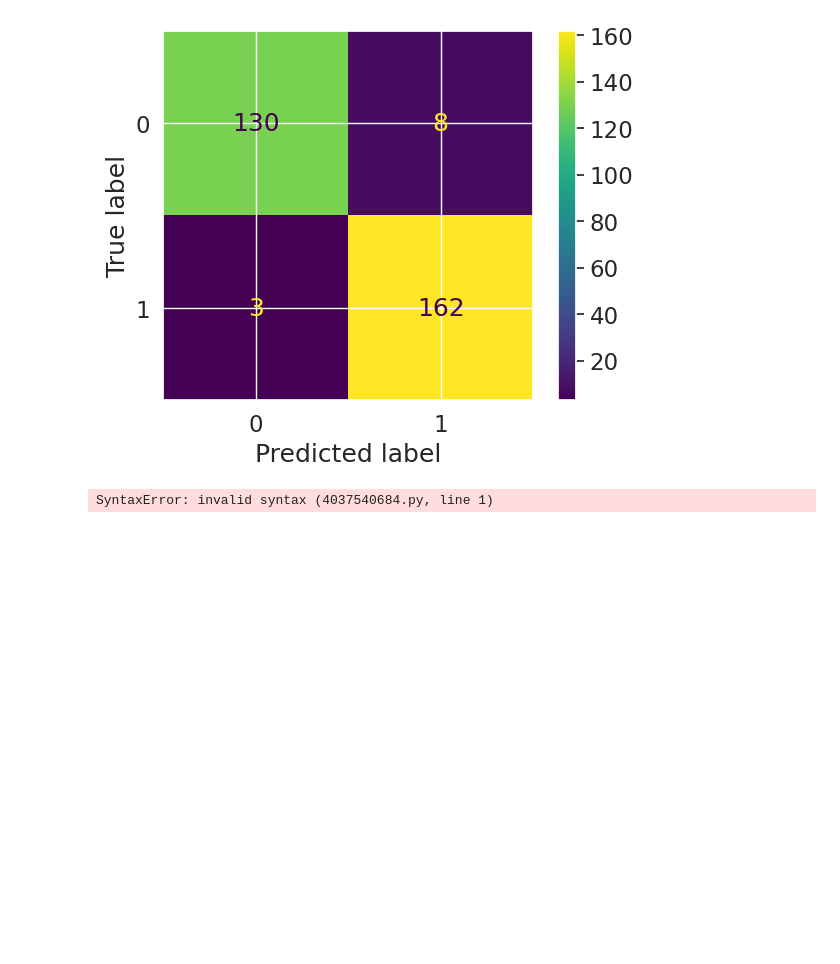
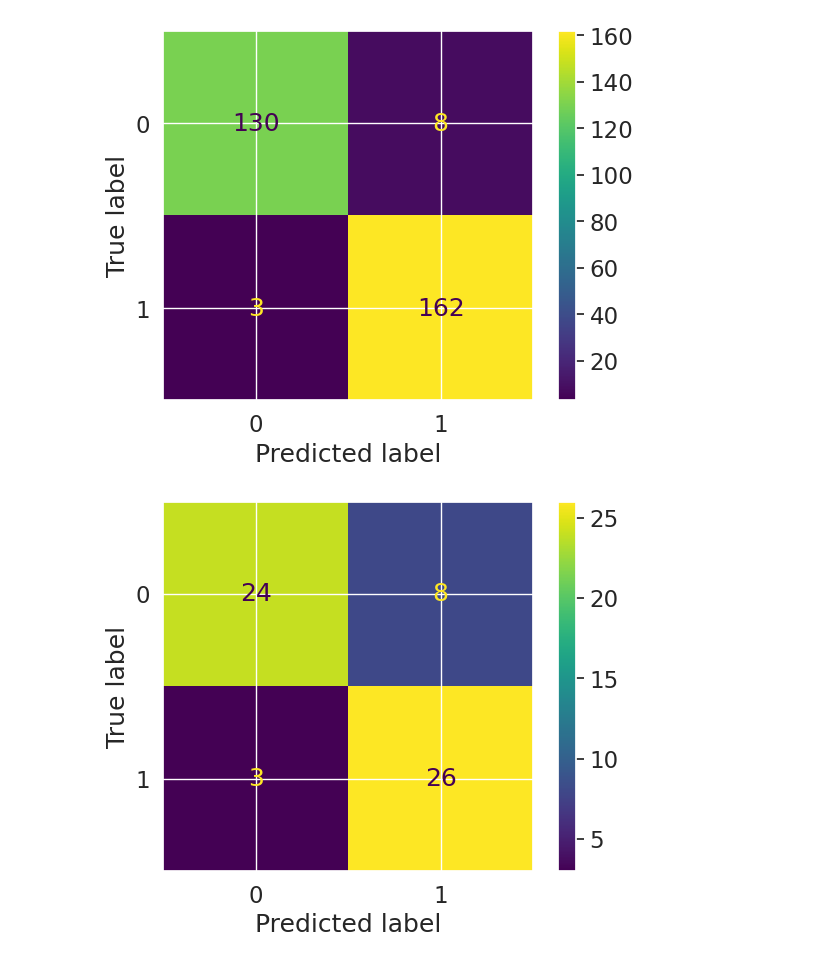
Before and after one commit to Asmit-Dhakal/Machine_Learning, a Jupyter notebook: Introduction-to-sklearn.ipynb, the cells around one changed output. Cells and saved outputs as stored; diff of their text form; code cells hidden in the pictures; blank space fills up the shorter version.

```diff
--- a/Introduction-to-sklearn.ipynb
+++ b/Introduction-to-sklearn.ipynb
@@ -1353,6 +1353,6 @@ ConfusionMatrixDisplay.from_estimator(estimator=model, X=x, y=y)
 <sklearn.metrics._plot.confusion_matrix.ConfusionMatrixDisplay at 0x...>
 [figure]
 # %%
-ConfusionMatrixDisplay.from_predictions(y_true=y_test, y_pred=y_preds):
+ConfusionMatrixDisplay.from_predictions(y_true=y_test, y_pred=y_preds);
 # %% [output]
-SyntaxError: invalid syntax (4037540684.py, line 1)
+[figure, added]
```
Also changed, not shown: parts of 3 cells of this notebook.
